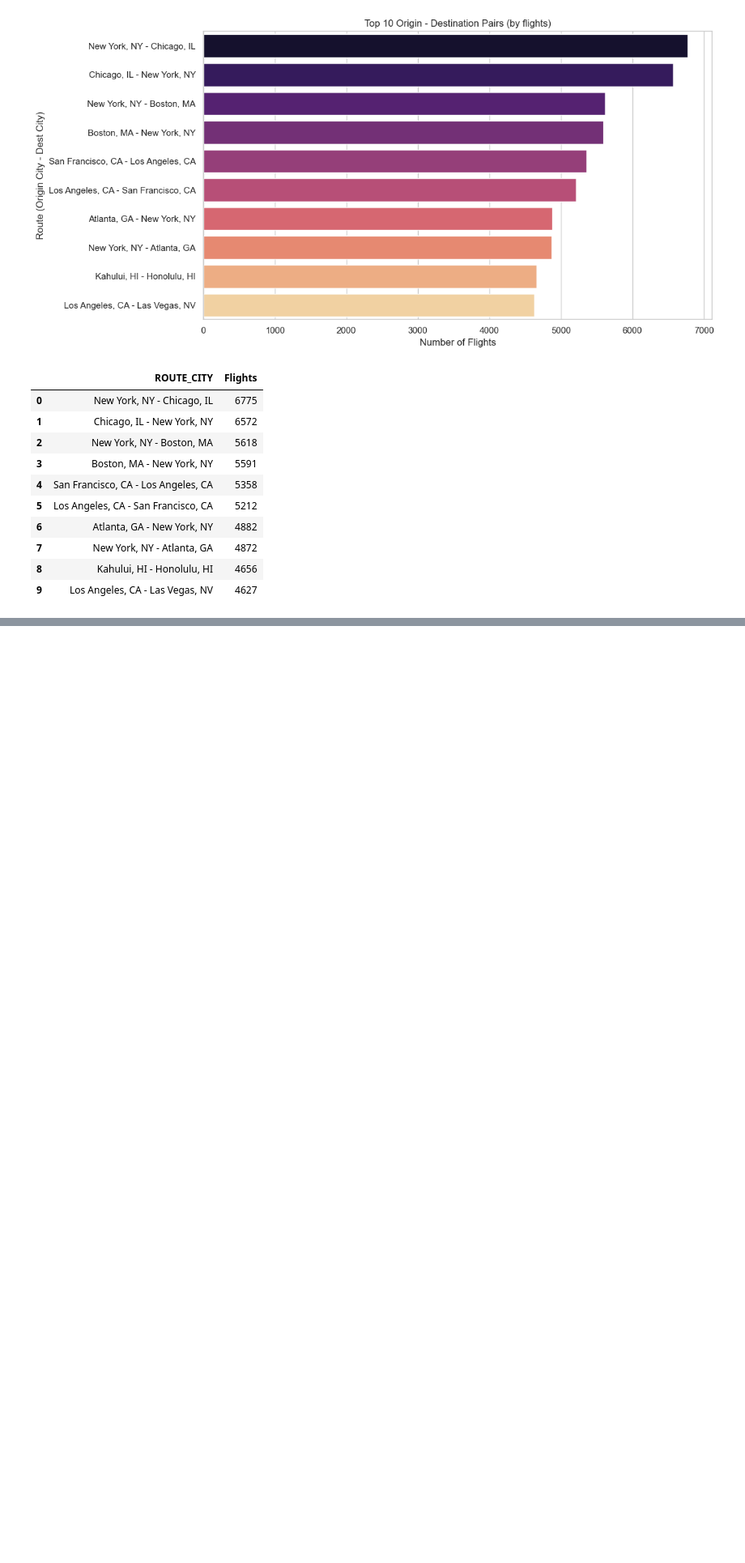
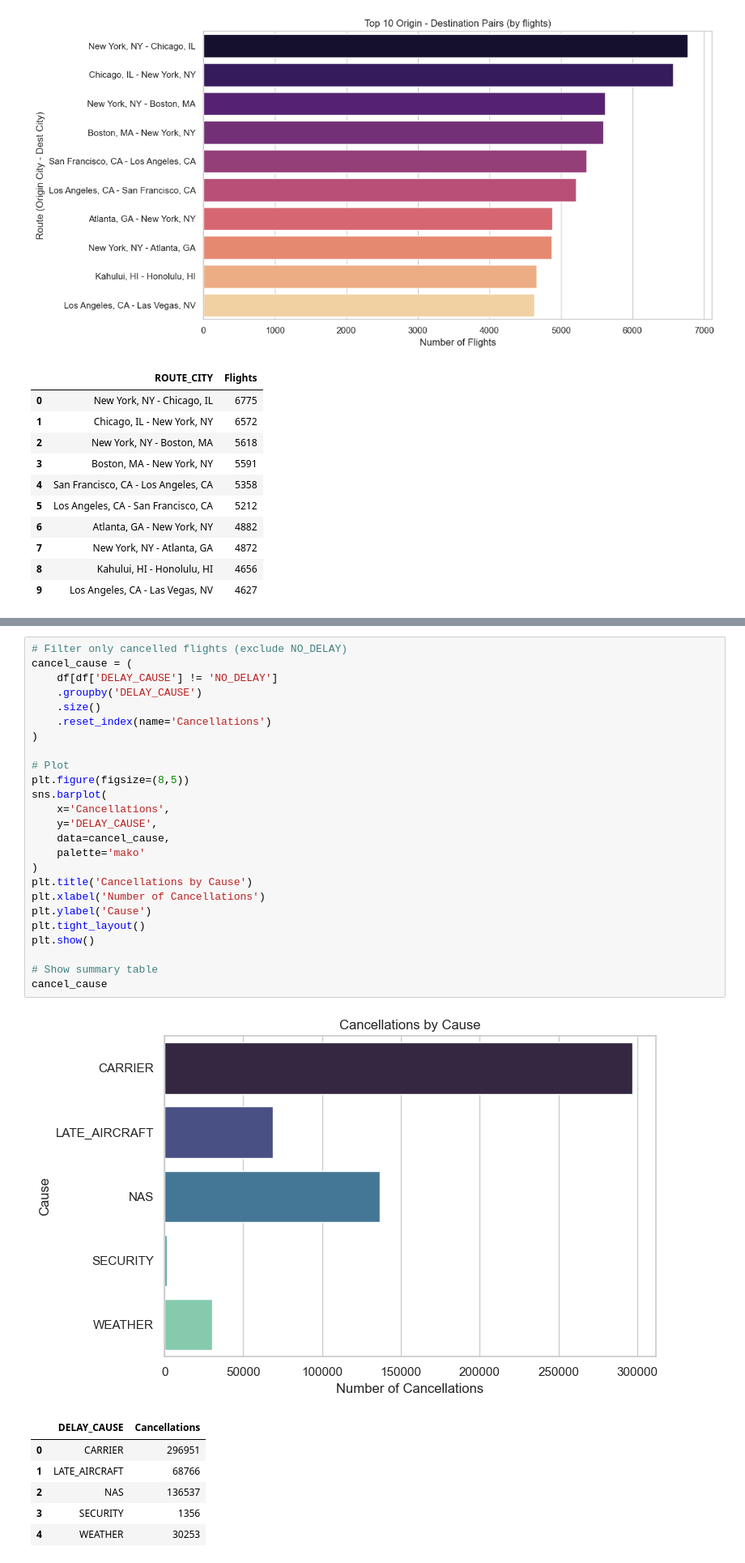
Before and after one commit to ryadavnitb/Batch-7, a Jupyter notebook: Airfly-Insights.ipynb, the cells around one changed output, grey strips where cells are left out. Shown at 81% size. Drawn from its saved outputs; the diff is of its cells as text; blank space fills up the shorter version.

```diff
--- a/Airfly-Insights.ipynb
+++ b/Airfly-Insights.ipynb
@@ -708,0 +807,33 @@ top_od
+# %%
+# Filter only cancelled flights (exclude NO_DELAY)
+cancel_cause = (
+    df[df['DELAY_CAUSE'] != 'NO_DELAY']
+    .groupby('DELAY_CAUSE')
+    .size()
+    .reset_index(name='Cancellations')
+)
+
+# Plot
+plt.figure(figsize=(8,5))
+sns.barplot(
+    x='Cancellations',
+    y='DELAY_CAUSE',
+    data=cancel_cause,
+    palette='mako'
+)
+plt.title('Cancellations by Cause')
+plt.xlabel('Number of Cancellations')
+plt.ylabel('Cause')
+plt.tight_layout()
+plt.show()
+
+# Show summary table
+cancel_cause
+# %% [output]
+[figure, added]
+|  | DELAY_CAUSE | Cancellations |
+| 0 | CARRIER | 296951 |
+| 1 | LATE_AIRCRAFT | 68766 |
+| 2 | NAS | 136537 |
+| 3 | SECURITY | 1356 |
+| 4 | WEATHER | 30253 |
```
Also changed, not shown: parts of 12 cells of this notebook.
